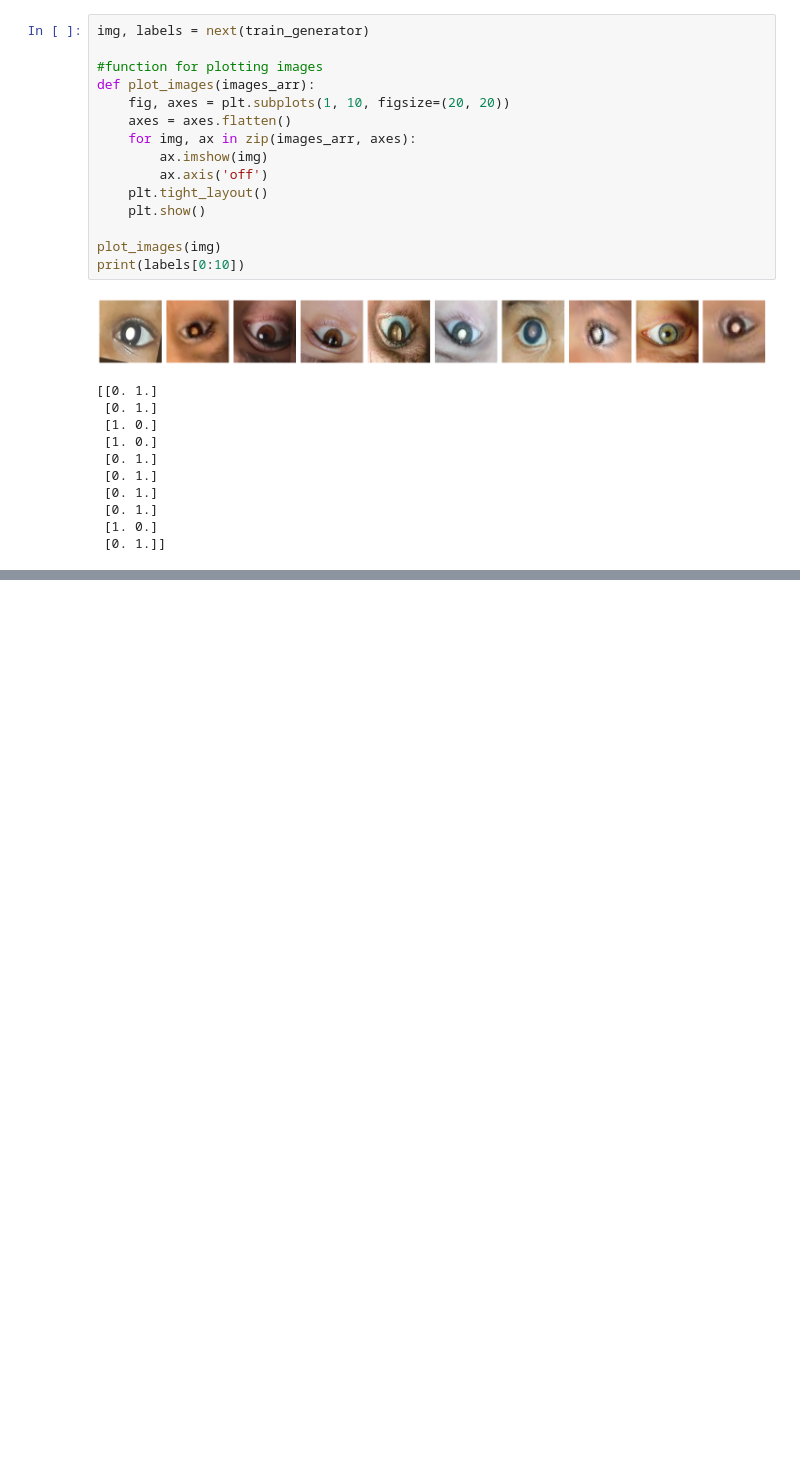
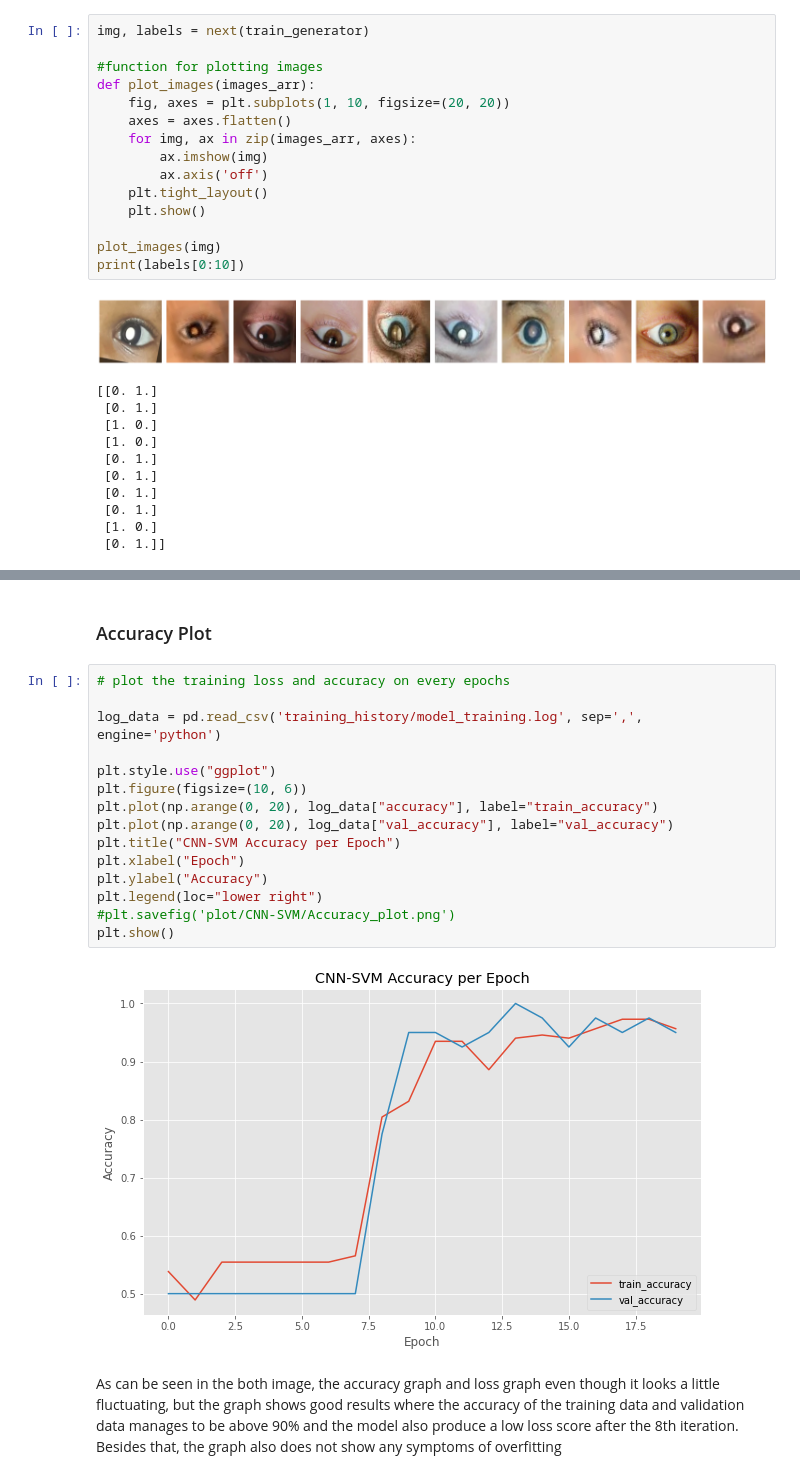
Before and after one commit to hugomuhammad/MachineLearning-ClearVis, a Jupyter notebook: Retinoblastoma_Detection.ipynb, the cells around one changed output, grey strips where cells are left out. Cells and saved outputs as stored; diff of their text form; blank space fills up the shorter version.

```diff
--- a/Retinoblastoma_Detection.ipynb
+++ b/Retinoblastoma_Detection.ipynb
@@ -540,0 +253,21 @@ with open('model_VGGBased-3_multiclass.tflite', 'wb') as f:
+# %% [markdown]
+### Accuracy Plot
+# %%
+# plot the training loss and accuracy on every epochs
+
+log_data = pd.read_csv('training_history/model_training.log', sep=',', engine='python')
+
+plt.style.use("ggplot")
+plt.figure(figsize=(10, 6))
+plt.plot(np.arange(0, 20), log_data["accuracy"], label="train_accuracy")
+plt.plot(np.arange(0, 20), log_data["val_accuracy"], label="val_accuracy")
+plt.title("CNN-SVM Accuracy per Epoch")
+plt.xlabel("Epoch")
+plt.ylabel("Accuracy")
+plt.legend(loc="lower right")
+#plt.savefig('plot/CNN-SVM/Accuracy_plot.png')
+plt.show()
+# %% [output]
+[figure, added]
+# %% [markdown]
+As can be seen in the both image, the accuracy graph and loss graph even though it looks a little fluctuating, but the graph shows good results where the accuracy of the training data and validation data manages to be above 90% and the model also produce a low loss score after the 8th iteration. Besides that, the graph also does not show any symptoms of overfitting
```
Also changed, not shown: parts of 78 cells of this notebook.
